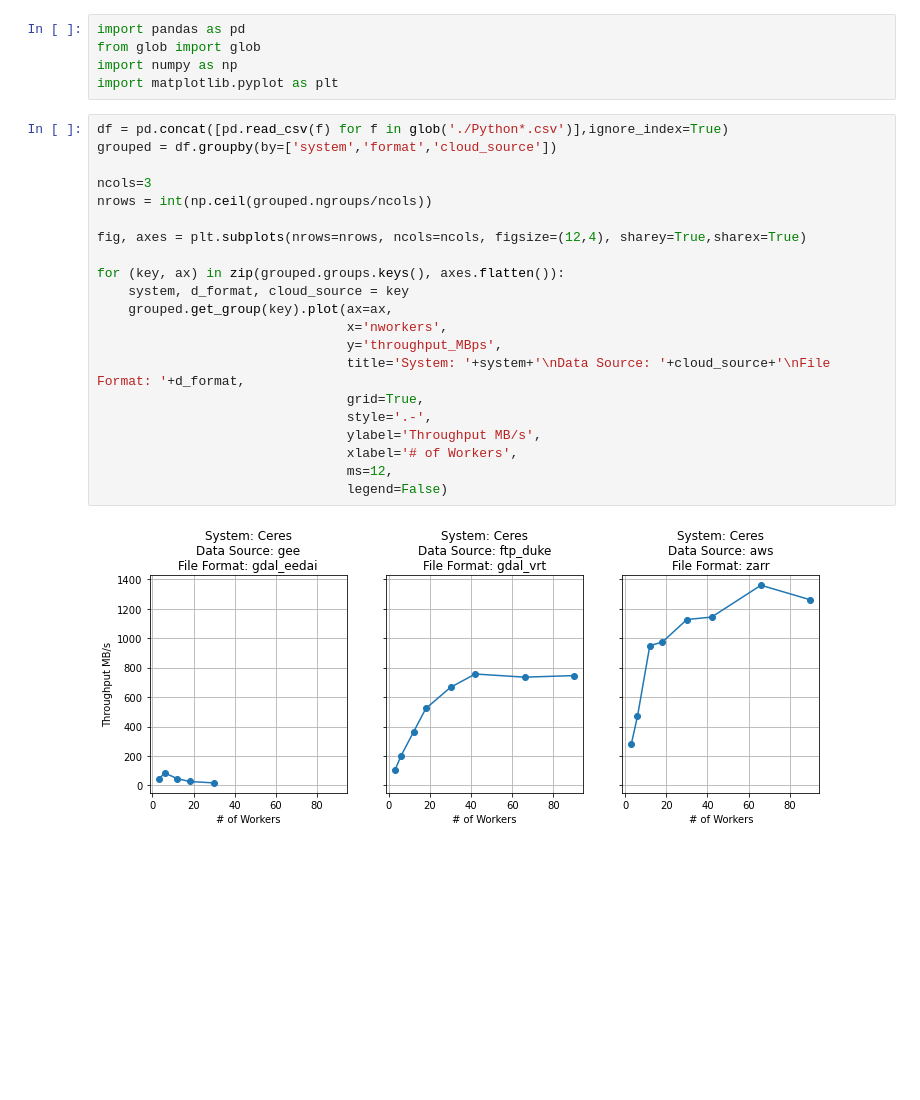
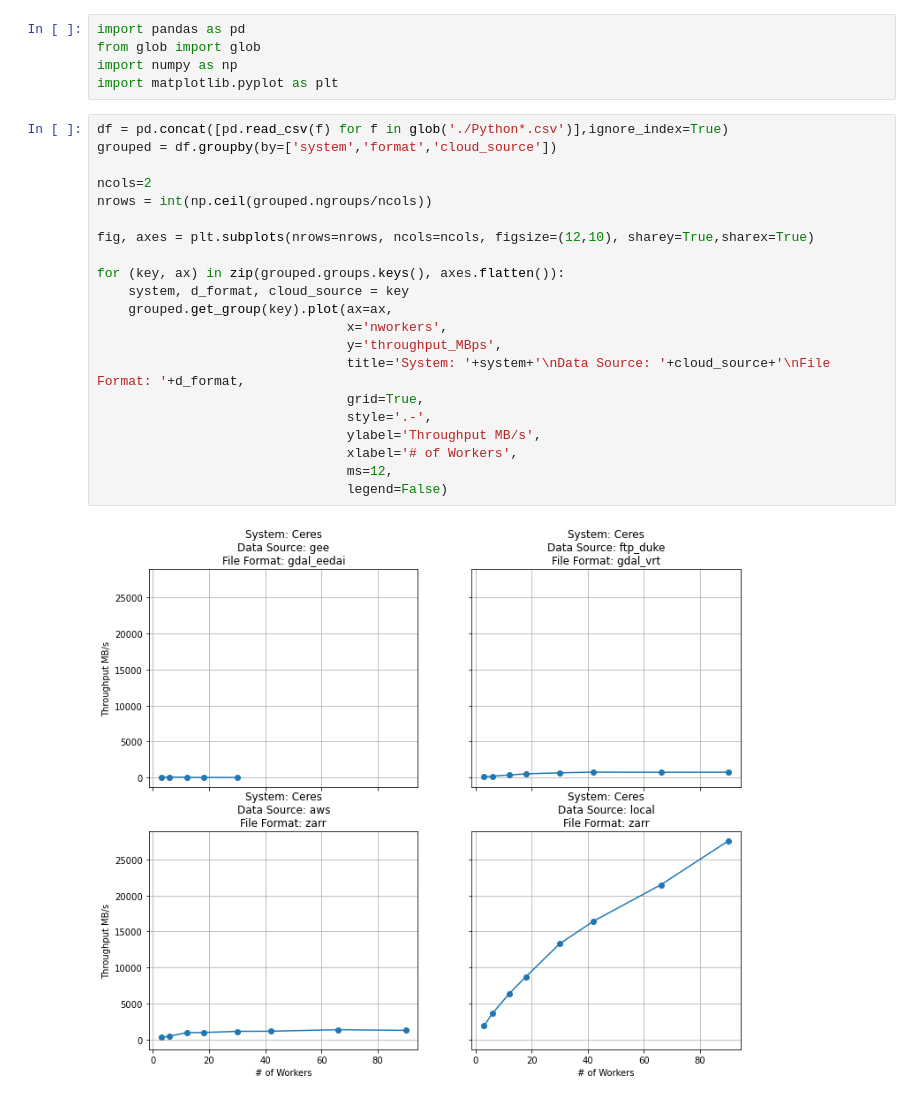
Before and after one commit to rmg55/SCINet_GeoCDL, a Jupyter notebook: throughput_benchmarks/results/viz_results.ipynb, the cells around one changed output. Saved outputs shown, nothing was run; the diff lists cells and outputs as text; blank space fills up the shorter version.

```diff
--- a/throughput_benchmarks/results/viz_results.ipynb
+++ b/throughput_benchmarks/results/viz_results.ipynb
@@ -6,23 +6,23 @@ import matplotlib.pyplot as plt
 # %%
 df = pd.concat([pd.read_csv(f) for f in glob('./Python*.csv')],ignore_index=True)
 grouped = df.groupby(by=['system','format','cloud_source'])
 
-ncols=3
+ncols=2
 nrows = int(np.ceil(grouped.ngroups/ncols))
 
-fig, axes = plt.subplots(nrows=nrows, ncols=ncols, figsize=(12,4), sharey=True,sharex=True)
+fig, axes = plt.subplots(nrows=nrows, ncols=ncols, figsize=(12,10), sharey=True,sharex=True)
 
 for (key, ax) in zip(grouped.groups.keys(), axes.flatten()):
     system, d_format, cloud_source = key
     grouped.get_group(key).plot(ax=ax,
                                 x='nworkers',
                                 y='throughput_MBps',
                                 title='System: '+system+'\nData Source: '+cloud_source+'\nFile Format: '+d_format,
                                 grid=True,
                                 style='.-',
                                 ylabel='Throughput MB/s',
                                 xlabel='# of Workers',
                                 ms=12,
                                 legend=False)
 # %% [output]
-[figure, old version]
+[figure, new version]
```
Also changed, not shown: parts of 1 cell of this notebook, 2 other files.
